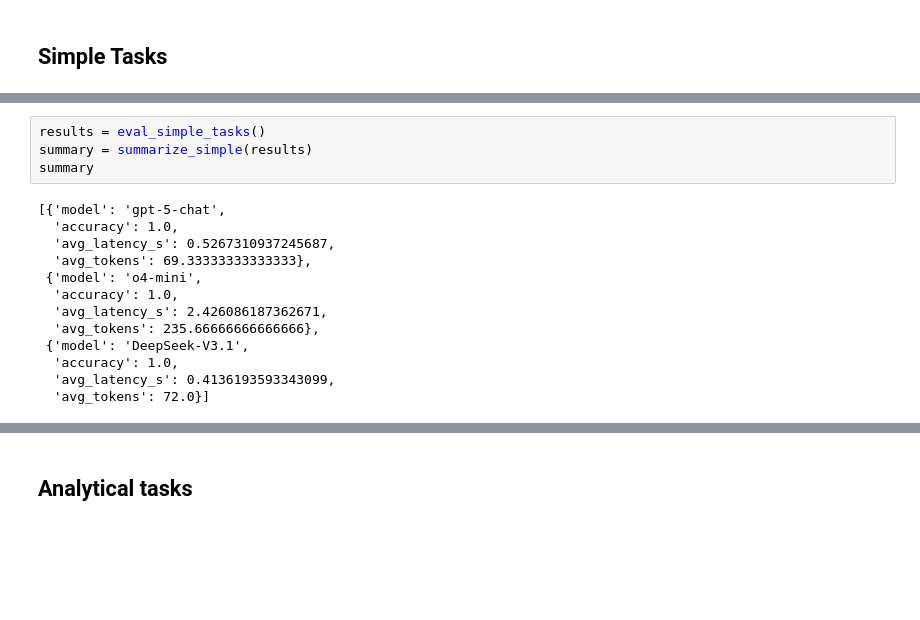
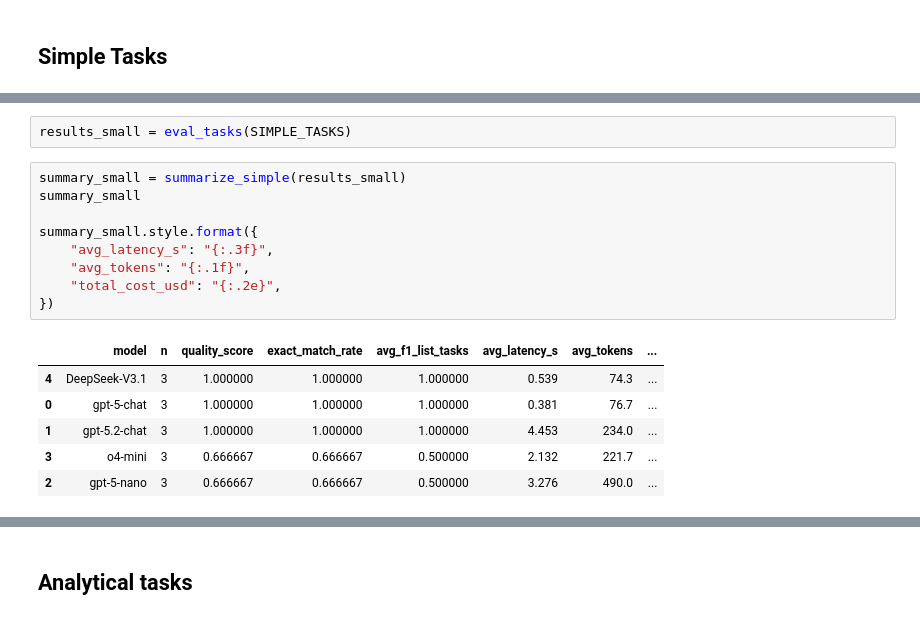
Before and after one commit to ragaco1117/excelexorcist_project, a Jupyter notebook: eval_models.ipynb, the cells around one changed output, grey strips where cells are left out. Cells and saved outputs as stored; diff of their text form; blank space fills up the shorter version.

```diff
--- a/eval_models.ipynb
+++ b/eval_models.ipynb
@@ -214,18 +527,19 @@ def summarize_simple(results):
 # %%
-results = eval_simple_tasks()
-summary = summarize_simple(results)
-summary
+results_small = eval_tasks(SIMPLE_TASKS)
-# %% [output]
-[{'model': 'gpt-5-chat',
-  'accuracy': 1.0,
-  'avg_latency_s': 0.5267310937245687,
-  'avg_tokens': 69.33333333333333},
- {'model': 'o4-mini',
-  'accuracy': 1.0,
-  'avg_latency_s': 2.426086187362671,
-  'avg_tokens': 235.66666666666666},
- {'model': 'DeepSeek-V3.1',
-  'accuracy': 1.0,
-  'avg_latency_s': 0.4136193593343099,
-  'avg_tokens': 72.0}]
+# %%
+summary_small = summarize_simple(results_small)
+summary_small
+
+summary_small.style.format({
+    "avg_latency_s": "{:.3f}",
+    "avg_tokens": "{:.1f}",
+    "total_cost_usd": "{:.2e}",
+})
+# %% [output]
+|  | model | n | quality_score | exact_match_rate | avg_f1_list_tasks | avg_latency_s | avg_tokens | ... |
+| 4 | DeepSeek-V3.1 | 3 | 1.000000 | 1.000000 | 1.000000 | 0.539 | 74.3 | ... |
+| 0 | gpt-5-chat | 3 | 1.000000 | 1.000000 | 1.000000 | 0.381 | 76.7 | ... |
+| 1 | gpt-5.2-chat | 3 | 1.000000 | 1.000000 | 1.000000 | 4.453 | 234.0 | ... |
+| 3 | o4-mini | 3 | 0.666667 | 0.666667 | 0.500000 | 2.132 | 221.7 | ... |
+| 2 | gpt-5-nano | 3 | 0.666667 | 0.666667 | 0.500000 | 3.276 | 490.0 | ... |
 # %%
```
Also changed, not shown: parts of 52 cells of this notebook, 4 other files.
